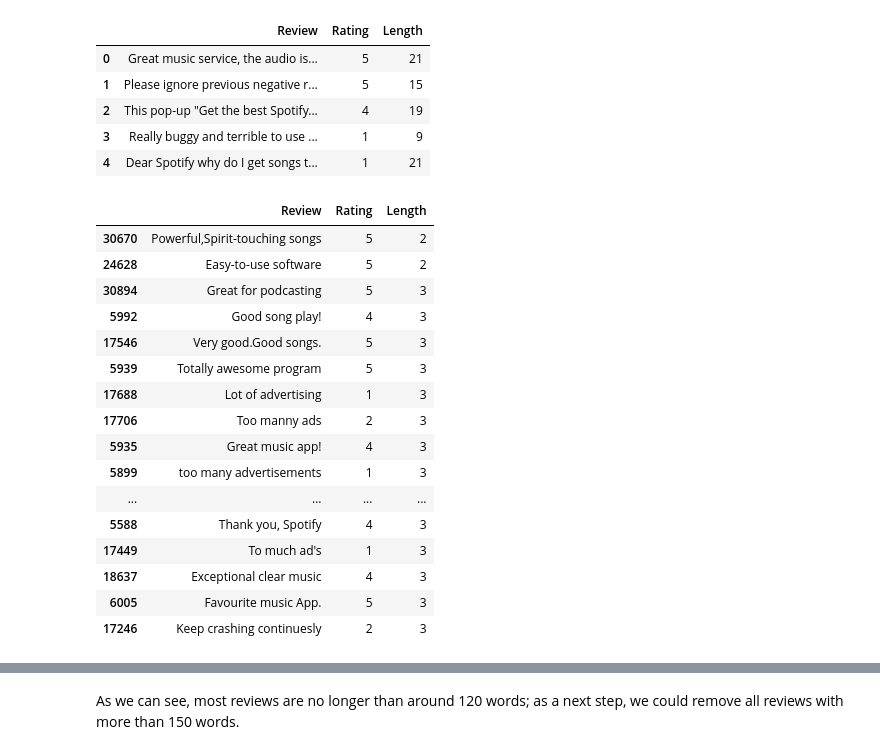
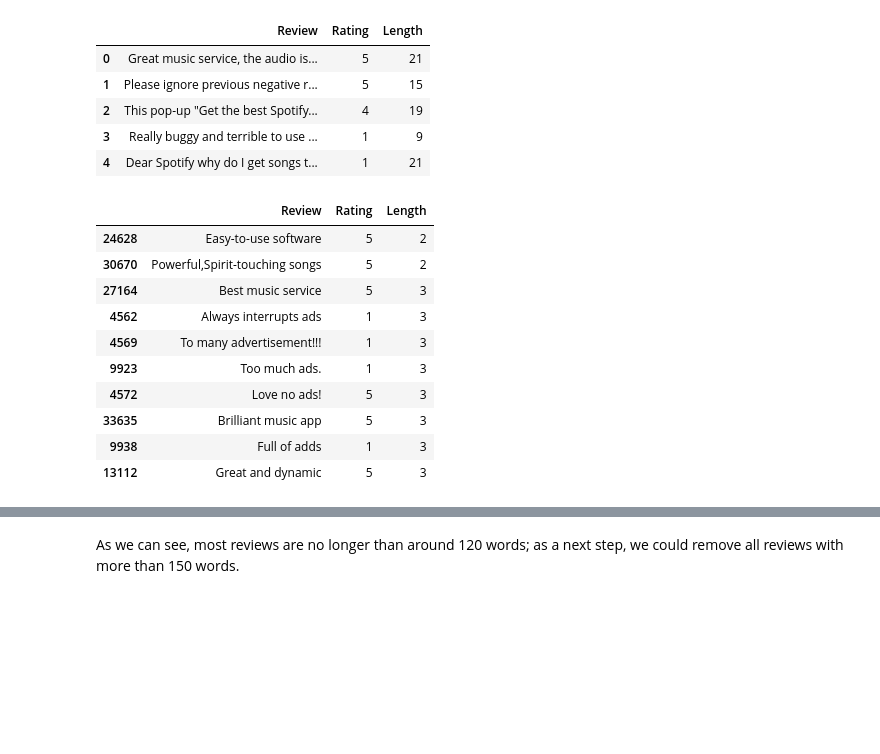
Before and after one commit to ashwininepa/NLP-Era, a Jupyter notebook: spotify_review_project/notebooks/reviews_eda.ipynb, the cells around one changed output, grey strips where cells are left out. Cells and saved outputs as stored; diff of their text form; code cells hidden in the pictures; blank space fills up the shorter version.

```diff
--- a/spotify_review_project/notebooks/reviews_eda.ipynb
+++ b/spotify_review_project/notebooks/reviews_eda.ipynb
@@ -9,8 +13,9 @@ import numpy as np
 import seaborn as sns
 import matplotlib.pyplot as plt
 # %%
-## Read data
-data_in = pd.read_csv("../data/raw/spotify_review_kaggle.csv")
+## Read data and copy
+spotify = pd.read_csv("../data/raw/spotify_review_kaggle.csv")
+data_in = spotify.copy()
 # %%
 ## Check Data
 data_in.head(10)
@@ -57,7 +73,7 @@ Before dropping duplicates:  61594
 After dropping duplicates:  61356
 # %%
 ## Drop unused cols
-data = data[["Review", "Rating"]]
+data.drop(["Time_submitted", "Total_thumbsup", "Reply"], axis=1, inplace=True)
 data.head(5)
 # %% [output]
 |  | Review | Rating |
@@ -79,24 +95,18 @@ data.head()
 | 4 | Dear Spotify why do I get songs t... | 1 | 21 |
 # %%
 ## Check shortest reviews
-data.sort_values("Length").head(30)
+data.sort_values("Length").head(10)
 # %% [output]
 |  | Review | Rating | Length |
+| 24628 | Easy-to-use software | 5 | 2 |
 | 30670 | Powerful,Spirit-touching songs | 5 | 2 |
-| 24628 | Easy-to-use software | 5 | 2 |
-| 30894 | Great for podcasting | 5 | 3 |
-| 5992 | Good song play! | 4 | 3 |
-| 17546 | Very good.Good songs. | 5 | 3 |
-| 5939 | Totally awesome program | 5 | 3 |
-| 17688 | Lot of advertising | 1 | 3 |
-| 17706 | Too manny ads | 2 | 3 |
-| 5935 | Great music app! | 4 | 3 |
-| 5899 | too many advertisements | 1 | 3 |
-| ... | ... | ... | ... |
-| 5588 | Thank you, Spotify | 4 | 3 |
-| 17449 | To much ad's | 1 | 3 |
-| 18637 | Exceptional clear music | 4 | 3 |
-| 6005 | Favourite music App. | 5 | 3 |
-| 17246 | Keep crashing continuesly | 2 | 3 |
+| 27164 | Best music service | 5 | 3 |
+| 4562 | Always interrupts ads | 1 | 3 |
+| 4569 | To many advertisement!!! | 1 | 3 |
+| 9923 | Too much ads. | 1 | 3 |
+| 4572 | Love no ads! | 5 | 3 |
+| 33635 | Brilliant music app | 5 | 3 |
+| 9938 | Full of adds | 1 | 3 |
+| 13112 | Great and dynamic | 5 | 3 |
 # %%
 ## Check longest reviews
```
Also changed, not shown: parts of 15 cells of this notebook.
